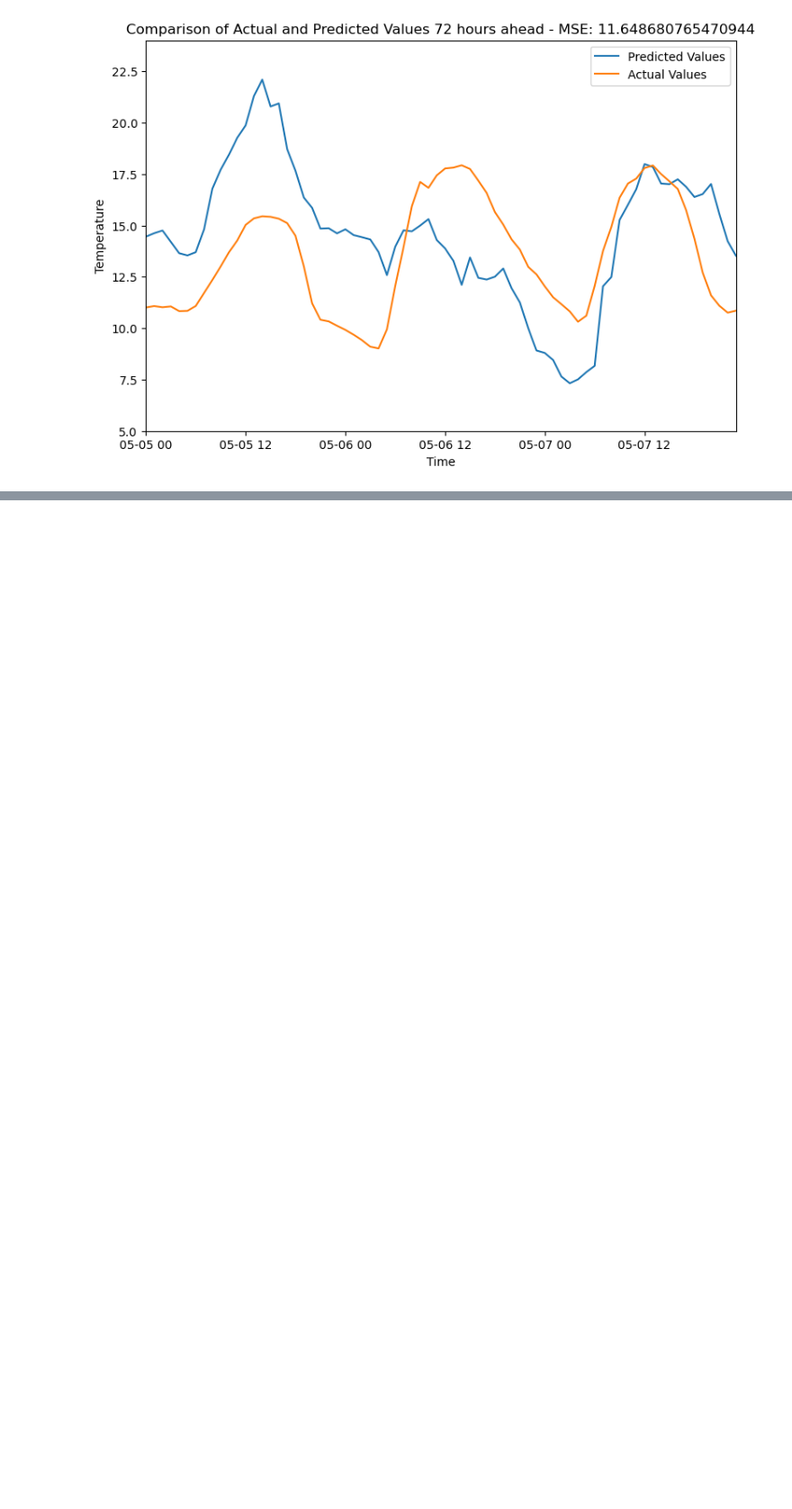
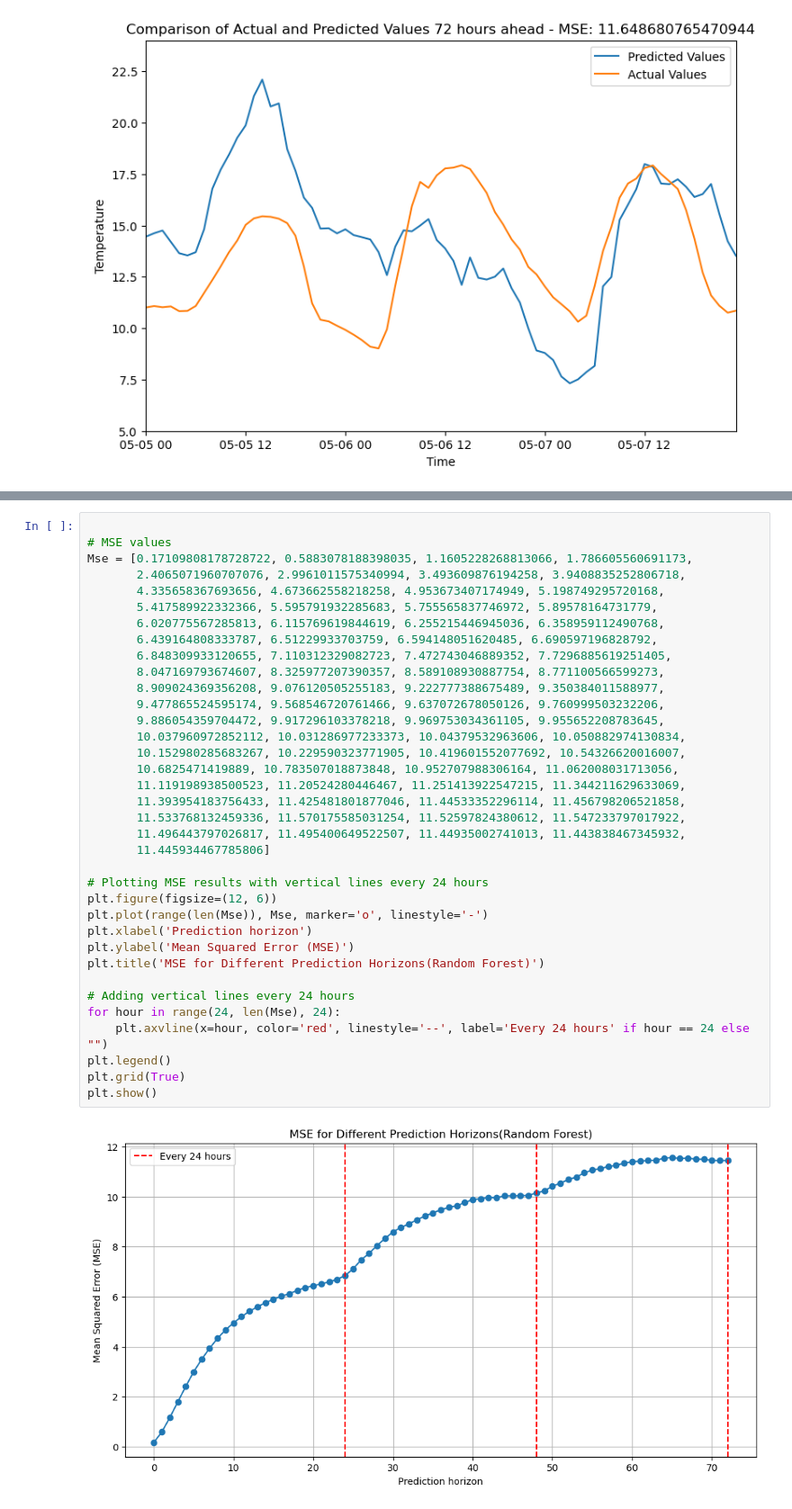
Before and after one commit to AlexaVT03/Project2-2, a Jupyter notebook: Project_2-2/Python/RandomForest/RFRegressorNew.ipynb, the cells around one changed output, grey strips where cells are left out. Shown at 90% size. Saved outputs shown, nothing was run; the diff lists cells and outputs as text; blank space fills up the shorter version.

```diff
--- a/Project_2-2/Python/RandomForest/RFRegressorNew.ipynb
+++ b/Project_2-2/Python/RandomForest/RFRegressorNew.ipynb
@@ -335,0 +389,38 @@ plt.show()
+# %%
+
+# MSE values
+Mse = [0.17109808178728722, 0.5883078188398035, 1.1605228268813066, 1.786605560691173,
+       2.4065071960707076, 2.9961011575340994, 3.493609876194258, 3.9408835252806718,
+       4.335658367693656, 4.673662558218258, 4.953673407174949, 5.198749295720168,
+       5.417589922332366, 5.595791932285683, 5.755565837746972, 5.89578164731779,
+       6.020775567285813, 6.115769619844619, 6.255215446945036, 6.358959112490768,
+       6.439164808333787, 6.51229933703759, 6.594148051620485, 6.690597196828792,
+       6.848309933120655, 7.110312329082723, 7.472743046889352, 7.7296885619251405,
+       8.047169793674607, 8.325977207390357, 8.589108930887754, 8.771100566599273,
+       8.909024369356208, 9.076120505255183, 9.222777388675489, 9.350384011588977,
+       9.477865524595174, 9.568546720761466, 9.637072678050126, 9.760999503232206,
+       9.886054359704472, 9.917296103378218, 9.969753034361105, 9.955652208783645,
+       10.037960972852112, 10.031286977233373, 10.04379532963606, 10.050882974130834,
+       10.152980285683267, 10.229590323771905, 10.419601552077692, 10.54326620016007,
+       10.6825471419889, 10.783507018873848, 10.952707988306164, 11.062008031713056,
+       11.119198938500523, 11.20524280446467, 11.251413922547215, 11.344211629633069,
+       11.393954183756433, 11.425481801877046, 11.44533352296114, 11.456798206521858,
+       11.533768132459336, 11.570175585031254, 11.52597824380612, 11.547233797017922,
+       11.496443797026817, 11.495400649522507, 11.44935002741013, 11.443838467345932,
+       11.445934467785806]
+
+# Plotting MSE results with vertical lines every 24 hours
+plt.figure(figsize=(12, 6))
+plt.plot(range(len(Mse)), Mse, marker='o', linestyle='-')
+plt.xlabel('Prediction horizon')
+plt.ylabel('Mean Squared Error (MSE)')
+plt.title('MSE for Different Prediction Horizons(Random Forest)')
+
+# Adding vertical lines every 24 hours
+for hour in range(24, len(Mse), 24):
+    plt.axvline(x=hour, color='red', linestyle='--', label='Every 24 hours' if hour == 24 else "")
+plt.legend()
+plt.grid(True)
+plt.show()
+# %% [output]
+[figure, added]
```
Also changed, not shown: parts of 2 cells of this notebook.
